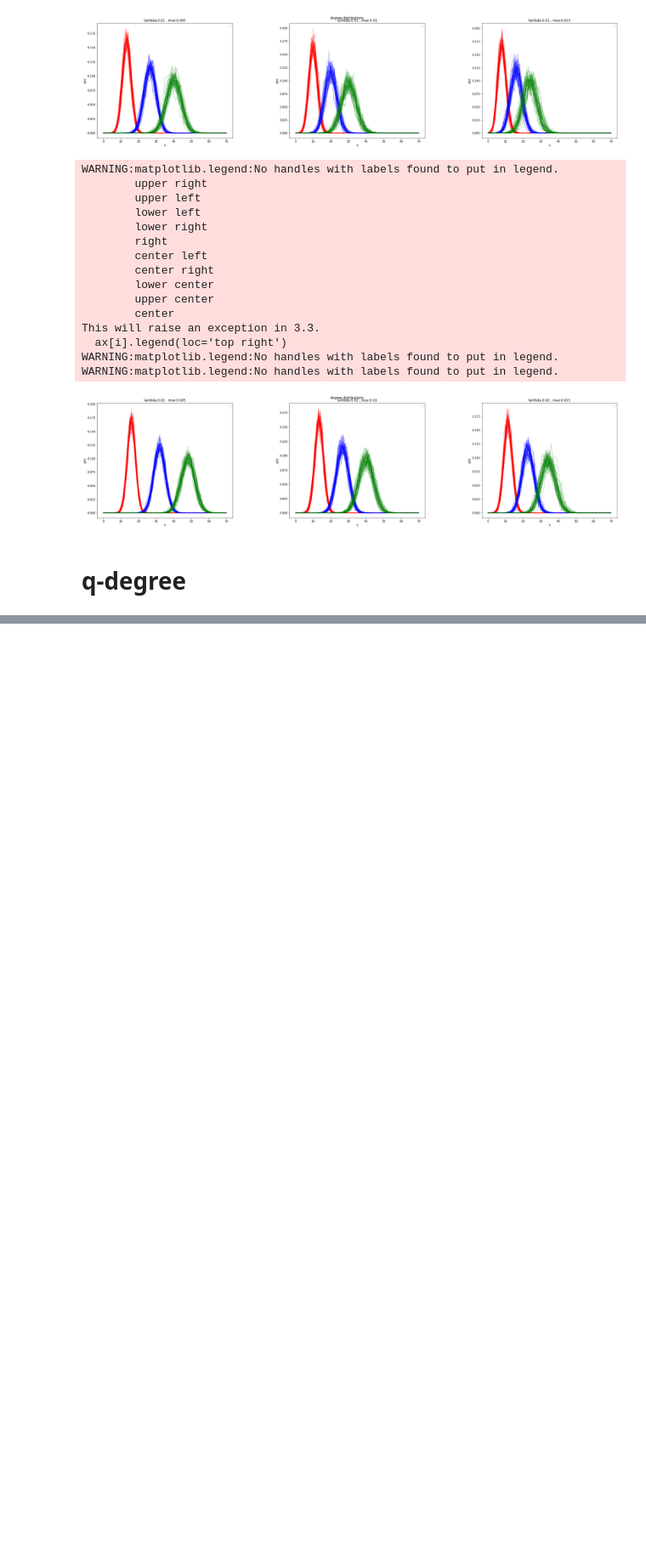
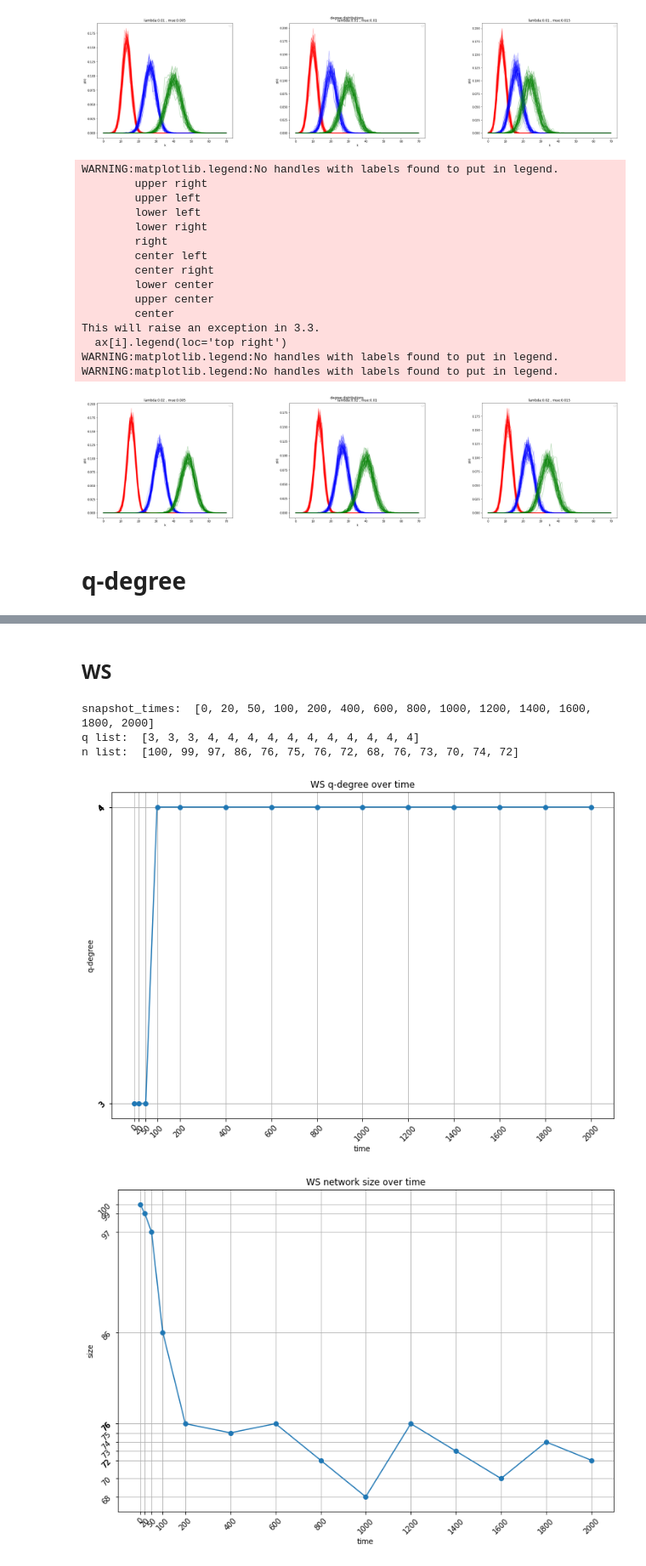
Before and after one commit to MJSahebnasi/Thesis-temporal-network-platform, a Jupyter notebook: thesis_main.ipynb, the cells around one changed output, grey strips where cells are left out. Shown at 85% size. Cells and saved outputs as stored; diff of their text form; code cells hidden in the pictures; blank space fills up the shorter version.

```diff
--- a/thesis_main.ipynb
+++ b/thesis_main.ipynb
@@ -1168,3 +1168,7 @@ WARNING:matplotlib.legend:No handles with labels found to put in legend.
 [figure]
 # %% [markdown]
 # q-degree
+# %%
+def find_q_degree(G):
+  paths = dict(nx.all_pairs_shortest_path_length(G))
+  return max([[max(v1.values())] for v1 in list(paths.values())])[0]
@@ -1171,11 +1210,11 @@ WARNING:matplotlib.legend:No handles with labels found to put in legend.
+# %%
+on_durations = [poisson_process(mue1_q, sim_duration_q) for i in range(n_q)]
+off_durations = [poisson_process(landa1_q, sim_duration_q) for i in range(n_q)]
+
+on_t, off_t = onoff_data_generator(on_durations, off_durations, max_time=sim_duration_q)
+# %% [markdown]
+## WS
 # %%
-n_q = 40
-k_q = 4
+k_q = 15
 p_ws_q = 0.2
 G_WS_q = nx.watts_strogatz_graph(n_q, k_q, p_ws_q)    # small-world
-
-m_q = 4
-G_BA_q = nx.barabasi_albert_graph(n_q, m_q)           # scale-free
-
-p_er_q = 0.2
-G_ER_q = nx.erdos_renyi_graph(n_q, p_er_q)            # random
@@ -1181,0 +1223,3 @@ G_ER_q = nx.erdos_renyi_graph(n_q, p_er_q)            # random
+# %%
+WS_s = Simulation().create(G_WS_q).with_node_onoff_process(on_t, off_t)
+_, WS_snaps = WS_s.run(snapshot_times)
@@ -1181,0 +1230,26 @@ G_ER_q = nx.erdos_renyi_graph(n_q, p_er_q)            # random
+# %%
+q_list = [None for i in range(snaps_num)]
+n_list = [None for i in range(snaps_num)]
+for i in range(snaps_num):
+  q_list[i] = find_q_degree(WS_snaps[i].G)
+  n_list[i] = WS_snaps[i].G.number_of_nodes()
+
+print('snapshot_times: ', snapshot_times)
+print('q list: ', q_list)
+print('n list: ', n_list)
+
+x = snapshot_times
+y = q_list
+title = 'WS q-degree over time'
+custom_plot(x, y, title, 'time', 'q-degree')
+
+x = snapshot_times
+y = n_list
+title = 'WS network size over time'
+custom_plot(x, y, title, 'time', 'size')
+# %% [output]
+snapshot_times:  [0, 20, 50, 100, 200, 400, 600, 800, 1000, 1200, 1400, 1600, 1800, 2000]
+q list:  [3, 3, 3, 4, 4, 4, 4, 4, 4, 4, 4, 4, 4, 4]
+n list:  [100, 99, 97, 86, 76, 75, 76, 72, 68, 76, 73, 70, 74, 72]
+[figure, added]
+[figure, added]
```
Also changed, not shown: parts of 16 cells of this notebook.
